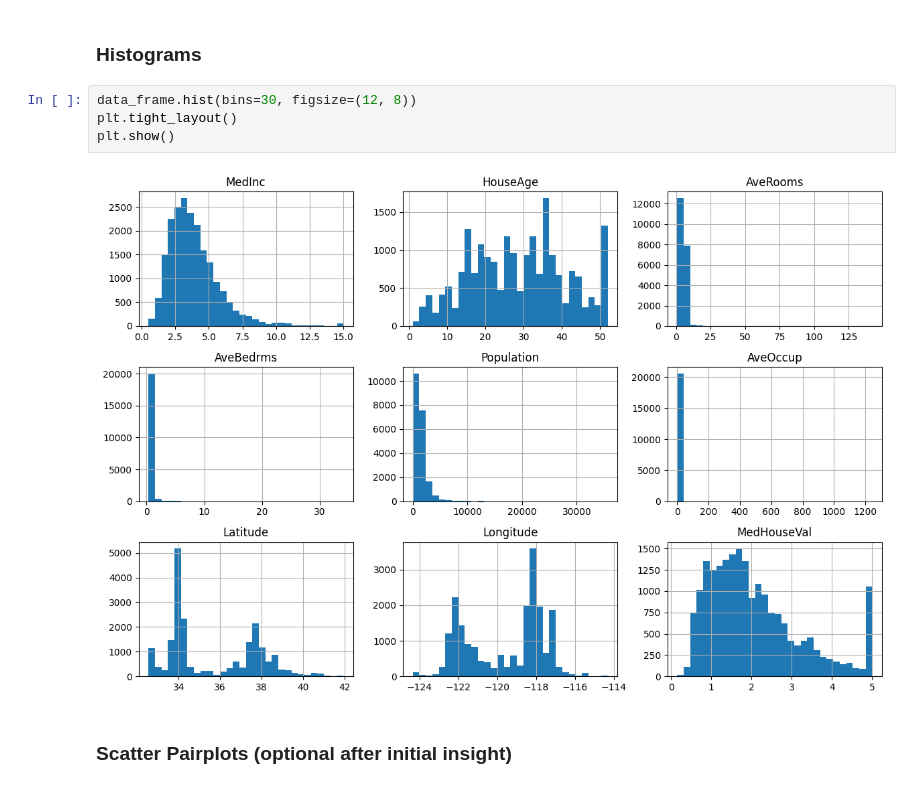
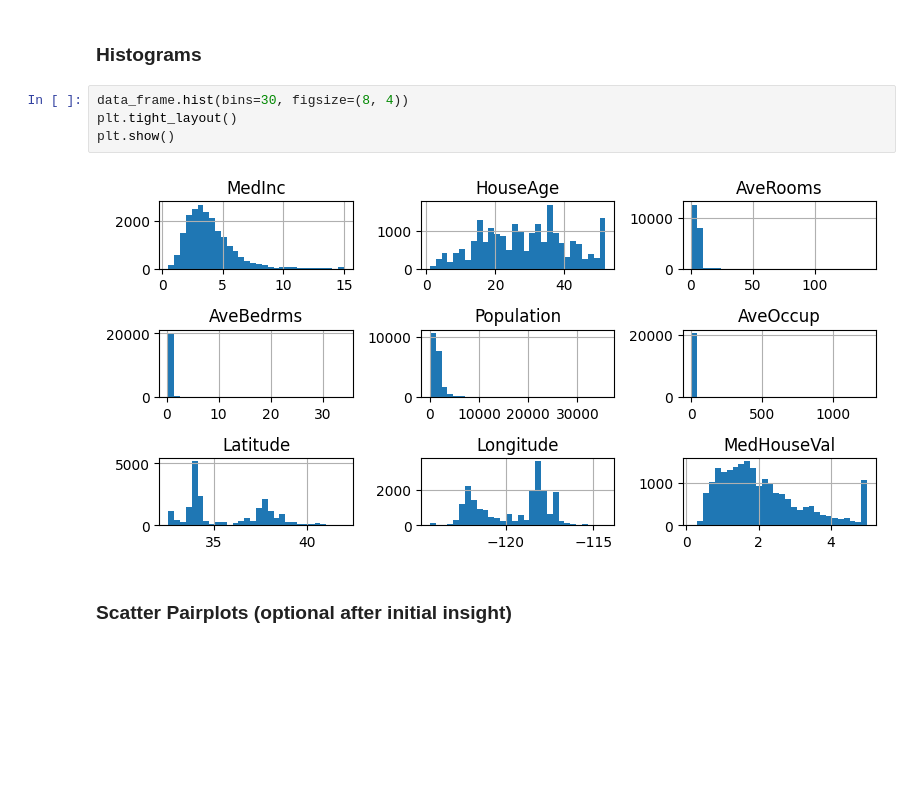
Before and after one commit to albertokabore/applied-ml-kabore, a Jupyter notebook: notebooks/project01/ml01.ipynb, the cells around one changed output. Saved outputs shown, nothing was run; the diff lists cells and outputs as text; blank space fills up the shorter version.

```diff
--- a/notebooks/project01/ml01.ipynb
+++ b/notebooks/project01/ml01.ipynb
@@ -164,11 +164,11 @@ plt.show()
 # %% [markdown]
 ### Histograms
 # %%
-data_frame.hist(bins=30, figsize=(12, 8))
+data_frame.hist(bins=30, figsize=(8, 4))
 plt.tight_layout()
 plt.show()
 # %% [output]
-[figure, old version]
+[figure, new version]
 # %% [markdown]
 ### Scatter Pairplots (optional after initial insight)
 # %%
```
Also changed, not shown: parts of 5 cells of this notebook, 2 other files.
